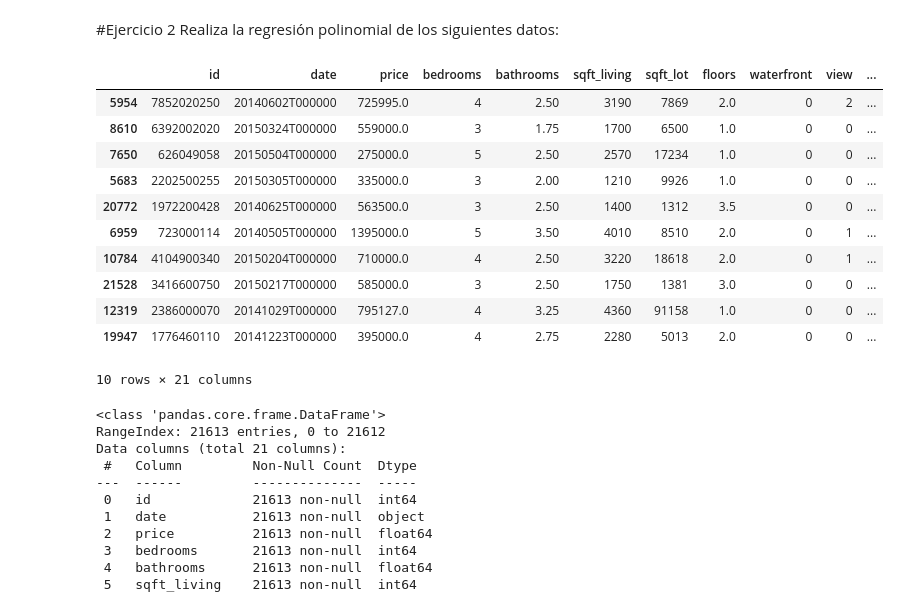
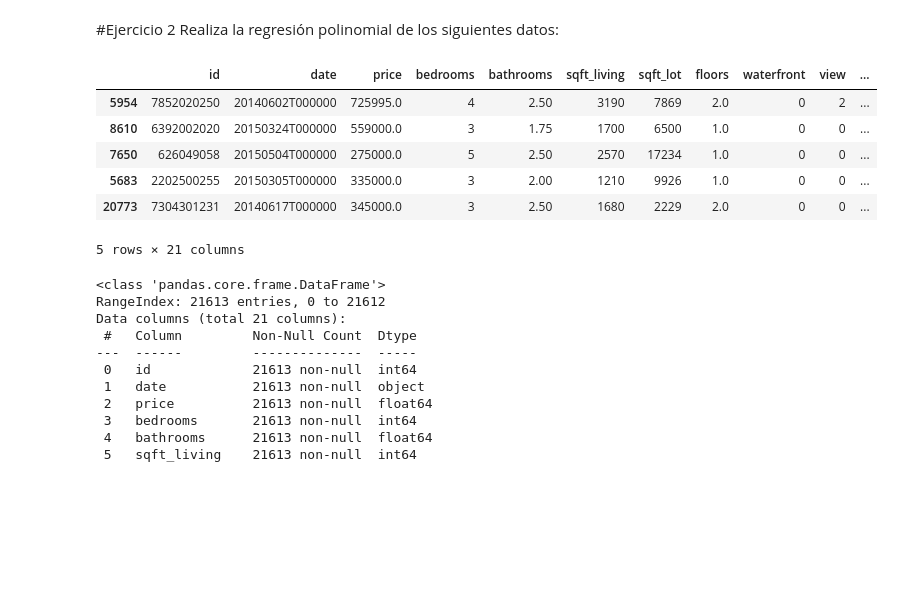
Before and after one commit to PosgradoMNA/actividades-de-aprendizaje-ams182, a Jupyter notebook: TecMty_Regresion_lineal_polinomial_A01104775.ipynb, the cells around one changed output. Drawn from its saved outputs; the diff is of its cells as text; code cells hidden in the pictures; blank space fills up the shorter version.

```diff
--- a/TecMty_Regresion_lineal_polinomial_A01104775.ipynb
+++ b/TecMty_Regresion_lineal_polinomial_A01104775.ipynb
@@ -511,20 +529,15 @@ errores_df.plot.bar()
 Realiza la regresión polinomial de los siguientes datos:
 # %%
 df = pd.read_csv('https://raw.githubusercontent.com/marypazrf/bdd/main/kc_house_data.csv')
-df.sample(10)
+df.sample(5)
 # %% [output]
 |  | id | date | price | bedrooms | bathrooms | sqft_living | sqft_lot | floors | waterfront | view | ... |
 | 5954 | 7852020250 | 20140602T000000 | 725995.0 | 4 | 2.50 | 3190 | 7869 | 2.0 | 0 | 2 | ... |
 | 8610 | 6392002020 | 20150324T000000 | 559000.0 | 3 | 1.75 | 1700 | 6500 | 1.0 | 0 | 0 | ... |
 | 7650 | 626049058 | 20150504T000000 | 275000.0 | 5 | 2.50 | 2570 | 17234 | 1.0 | 0 | 0 | ... |
 | 5683 | 2202500255 | 20150305T000000 | 335000.0 | 3 | 2.00 | 1210 | 9926 | 1.0 | 0 | 0 | ... |
-| 20772 | 1972200428 | 20140625T000000 | 563500.0 | 3 | 2.50 | 1400 | 1312 | 3.5 | 0 | 0 | ... |
-| 6959 | 723000114 | 20140505T000000 | 1395000.0 | 5 | 3.50 | 4010 | 8510 | 2.0 | 0 | 1 | ... |
-| 10784 | 4104900340 | 20150204T000000 | 710000.0 | 4 | 2.50 | 3220 | 18618 | 2.0 | 0 | 1 | ... |
-| 21528 | 3416600750 | 20150217T000000 | 585000.0 | 3 | 2.50 | 1750 | 1381 | 3.0 | 0 | 0 | ... |
-| 12319 | 2386000070 | 20141029T000000 | 795127.0 | 4 | 3.25 | 4360 | 91158 | 1.0 | 0 | 0 | ... |
-| 19947 | 1776460110 | 20141223T000000 | 395000.0 | 4 | 2.75 | 2280 | 5013 | 2.0 | 0 | 0 | ... |
+| 20773 | 7304301231 | 20140617T000000 | 345000.0 | 3 | 2.50 | 1680 | 2229 | 2.0 | 0 | 0 | ... |
-10 rows × 21 columns
+5 rows × 21 columns
 # %%
 df.info()
 # %% [output]
```
Also changed, not shown: parts of 16 cells of this notebook.
